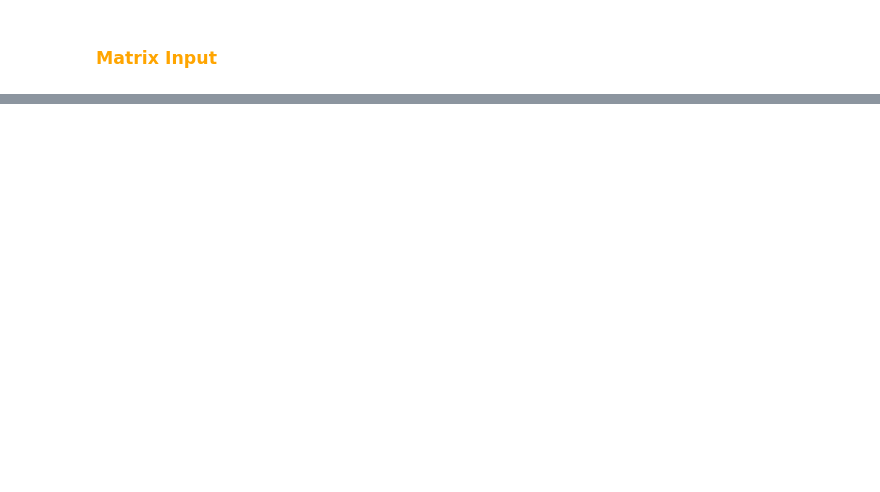
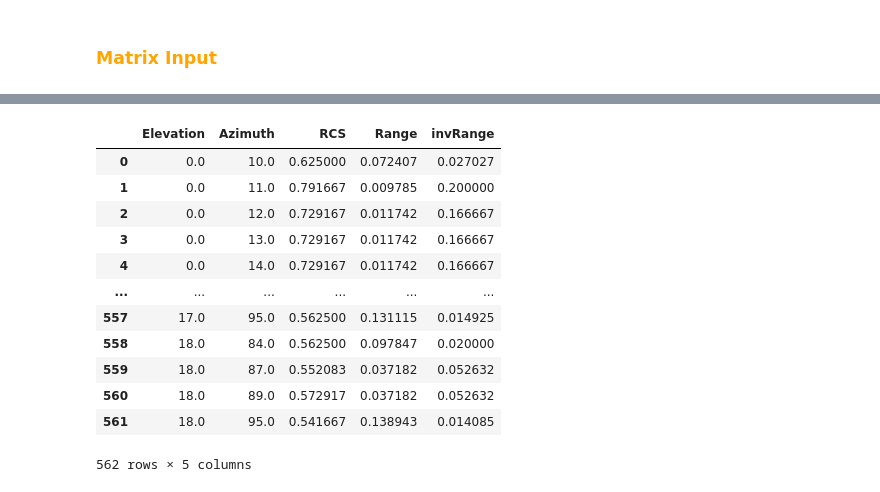
Before and after one commit to artinmajdi/PointCloud-Object-Detection-in-Autonomous-Driving, a Jupyter notebook: autoencoder.ipynb, the cells around one changed output, grey strips where cells are left out. Cells and saved outputs as stored; diff of their text form; code cells hidden in the pictures; blank space fills up the shorter version.

```diff
--- a/autoencoder.ipynb
+++ b/autoencoder.ipynb
@@ -126,0 +119,29 @@ AttributeError: 'tuple' object has no attribute 'numpy'
+# %%
+# Take one sample
+sample = loader.dataset[0,...]
+
+# Find the non-zero coordinates in Range channel
+non_zero_coordinates = np.nonzero(sample[:,:,1])
+
+# get the values at the non zero coordinates
+RCS      = sample[:,:,0][non_zero_coordinates]
+Range    = sample[:,:,1][non_zero_coordinates]
+invRange = sample[:,:,2][non_zero_coordinates]
+
+dataframe = pd.DataFrame( non_zero_coordinates + (RCS, Range, invRange)  , index=['Elevation','Azimuth','RCS','Range', 'invRange']).T
+
+dataframe
+# %% [output]
+|  | Elevation | Azimuth | RCS | Range | invRange |
+| 0 | 0.0 | 10.0 | 0.625000 | 0.072407 | 0.027027 |
+| 1 | 0.0 | 11.0 | 0.791667 | 0.009785 | 0.200000 |
+| 2 | 0.0 | 12.0 | 0.729167 | 0.011742 | 0.166667 |
+| 3 | 0.0 | 13.0 | 0.729167 | 0.011742 | 0.166667 |
+| 4 | 0.0 | 14.0 | 0.729167 | 0.011742 | 0.166667 |
+| ... | ... | ... | ... | ... | ... |
+| 557 | 17.0 | 95.0 | 0.562500 | 0.131115 | 0.014925 |
+| 558 | 18.0 | 84.0 | 0.562500 | 0.097847 | 0.020000 |
+| 559 | 18.0 | 87.0 | 0.552083 | 0.037182 | 0.052632 |
+| 560 | 18.0 | 89.0 | 0.572917 | 0.037182 | 0.052632 |
+| 561 | 18.0 | 95.0 | 0.541667 | 0.138943 | 0.014085 |
+562 rows × 5 columns
```
Also changed, not shown: parts of 9 cells of this notebook, 1 other file.
